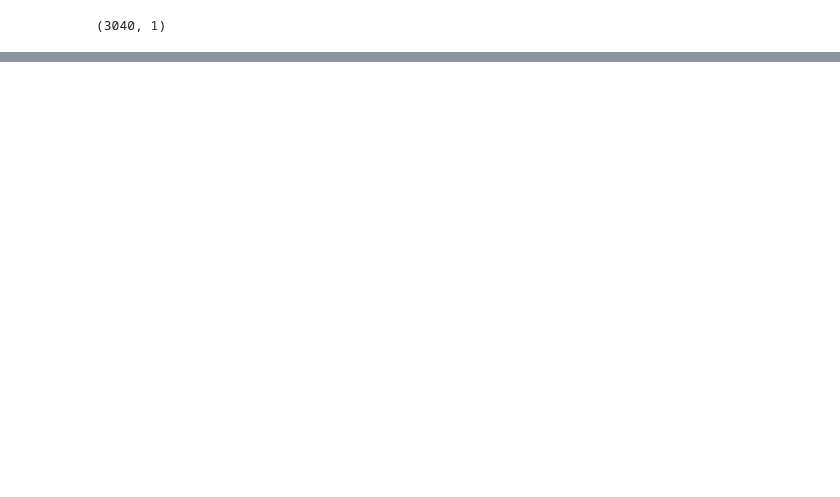
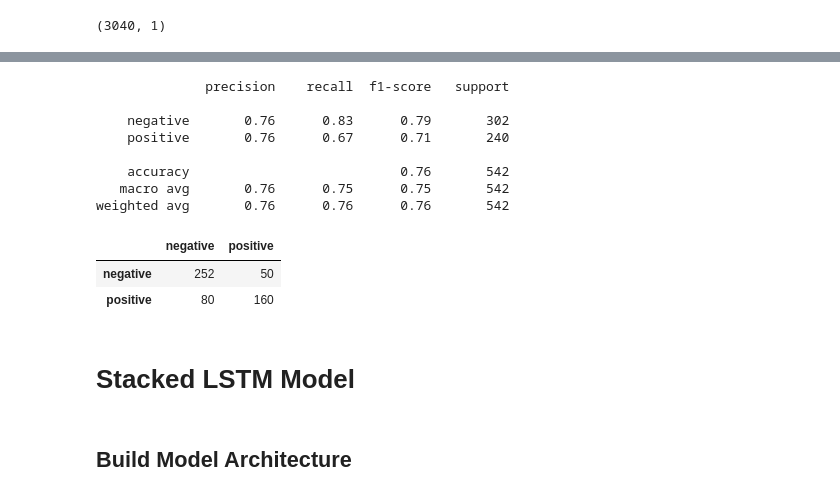
Before and after one commit to Dienert/reviews_analyzer, a Jupyter notebook: notebooks/5 - LSTM.ipynb, the cells around one changed output, grey strips where cells are left out. Drawn from its saved outputs; the diff is of its cells as text; code cells hidden in the pictures; blank space fills up the shorter version.

Commit message:
LSTM results

```diff
--- a/notebooks/5 - LSTM.ipynb
+++ b/notebooks/5 - LSTM.ipynb
@@ -487,0 +389,14 @@ pd.DataFrame(confusion_matrix(test_labels, predictions), index=labels, columns=l
+# %%
+model.fit()
+# %%
+batch_size = 128
+EPOCHS = 10
+
+es = tf.keras.callbacks.EarlyStopping(monitor='val_loss',
+                                      patience=2,
+                                      restore_best_weights=True,
+                                      verbose=1)
+
+model.fit(X_train, y_train, epochs=EPOCHS, batch_size=batch_size,
+          callbacks=[es],
+          shuffle=True, validation_data=(X_val, y_val), verbose=1)
@@ -487,0 +423,3 @@ pd.DataFrame(confusion_matrix(test_labels, predictions), index=labels, columns=l
+# %%
+predictions = model.predict_classes(X_test).ravel()
+predictions[:10]
@@ -487,0 +431,3 @@ pd.DataFrame(confusion_matrix(test_labels, predictions), index=labels, columns=l
+# %%
+predictions = ['positive' if item == 1 else 'negative' for item in predictions]
+predictions[:10]
@@ -487,0 +445,22 @@ pd.DataFrame(confusion_matrix(test_labels, predictions), index=labels, columns=l
+# %%
+from sklearn.metrics import confusion_matrix, classification_report
+
+labels = ['negative', 'positive']
+print(classification_report(test_sentiments, predictions))
+pd.DataFrame(confusion_matrix(test_sentiments, predictions), index=labels, columns=labels)
+# %% [output]
+              precision    recall  f1-score   support
+
+    negative       0.76      0.83      0.79       302
+    positive       0.76      0.67      0.71       240
+
+    accuracy                           0.76       542
+   macro avg       0.76      0.75      0.75       542
+weighted avg       0.76      0.76      0.76       542
+|  | negative | positive |
+| negative | 252 | 50 |
+| positive | 80 | 160 |
+# %% [markdown]
+# Stacked LSTM Model
+# %% [markdown]
+## Build Model Architecture
```
Also changed, not shown: parts of 115 cells of this notebook.
